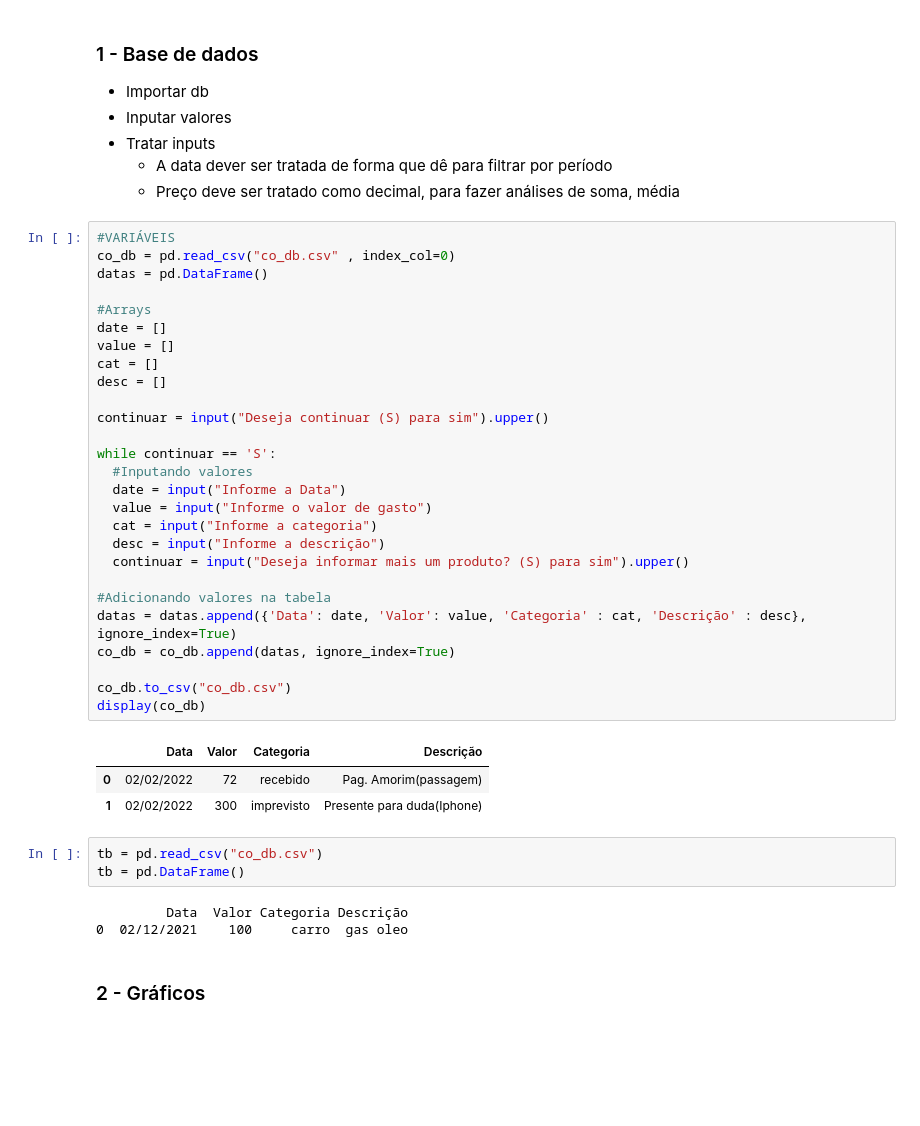
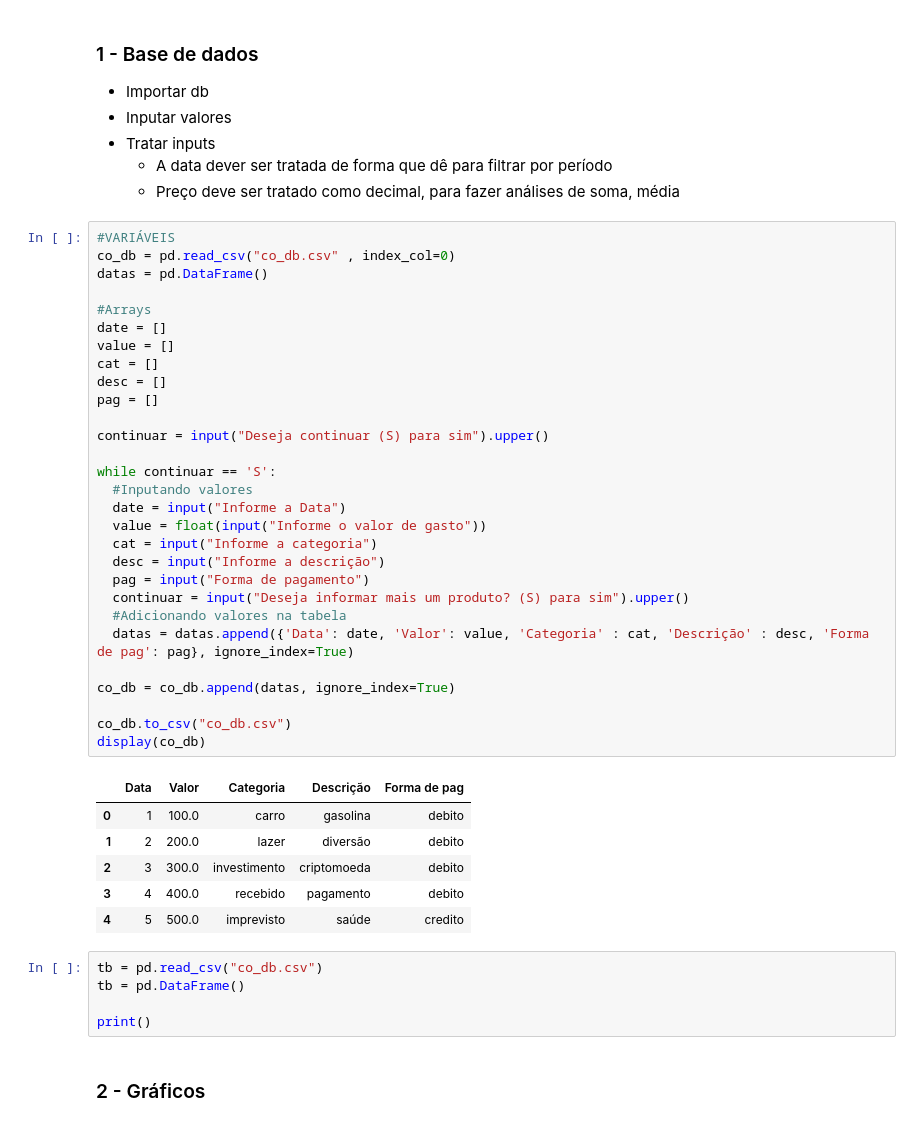
Before and after one commit to ManoelRIos/coin-organizer-dev, a Jupyter notebook: coin-organize.ipynb, the cells around one changed output. Saved outputs shown, nothing was run; the diff lists cells and outputs as text; blank space fills up the shorter version.

```diff
--- a/coin-organize.ipynb
+++ b/coin-organize.ipynb
@@ -31,40 +38,44 @@ import plotly.express as px
 # %%
 #VARIÁVEIS
 co_db = pd.read_csv("co_db.csv" , index_col=0)
 datas = pd.DataFrame()
 
 #Arrays
 date = []
 value = []
 cat = []
 desc = []
+pag = []
 
 continuar = input("Deseja continuar (S) para sim").upper()
 
 while continuar == 'S':
   #Inputando valores
   date = input("Informe a Data")
-  value = input("Informe o valor de gasto")
+  value = float(input("Informe o valor de gasto"))
   cat = input("Informe a categoria")
   desc = input("Informe a descrição")
+  pag = input("Forma de pagamento")
   continuar = input("Deseja informar mais um produto? (S) para sim").upper()
+  #Adicionando valores na tabela
+  datas = datas.append({'Data': date, 'Valor': value, 'Categoria' : cat, 'Descrição' : desc, 'Forma de pag': pag}, ignore_index=True)
 
-#Adicionando valores na tabela
-datas = datas.append({'Data': date, 'Valor': value, 'Categoria' : cat, 'Descrição' : desc}, ignore_index=True)
 co_db = co_db.append(datas, ignore_index=True)
 
 co_db.to_csv("co_db.csv")
 display(co_db)
 # %% [output]
-|  | Data | Valor | Categoria | Descrição |
-| 0 | 02/02/2022 | 72 | recebido | Pag. Amorim(passagem) |
-| 1 | 02/02/2022 | 300 | imprevisto | Presente para duda(Iphone) |
+|  | Data | Valor | Categoria | Descrição | Forma de pag |
+| 0 | 1 | 100.0 | carro | gasolina | debito |
+| 1 | 2 | 200.0 | lazer | diversão | debito |
+| 2 | 3 | 300.0 | investimento | criptomoeda | debito |
+| 3 | 4 | 400.0 | recebido | pagamento | debito |
+| 4 | 5 | 500.0 | imprevisto | saúde | credito |
 # %%
 tb = pd.read_csv("co_db.csv")
 tb = pd.DataFrame()
+
+print()
-# %% [output]
-         Data  Valor Categoria Descrição
-0  02/12/2021    100     carro  gas oleo
 # %% [markdown]
 ### 2 - Gráficos
 # %%
```
Also changed, not shown: parts of 2 cells of this notebook, 1 other file.
